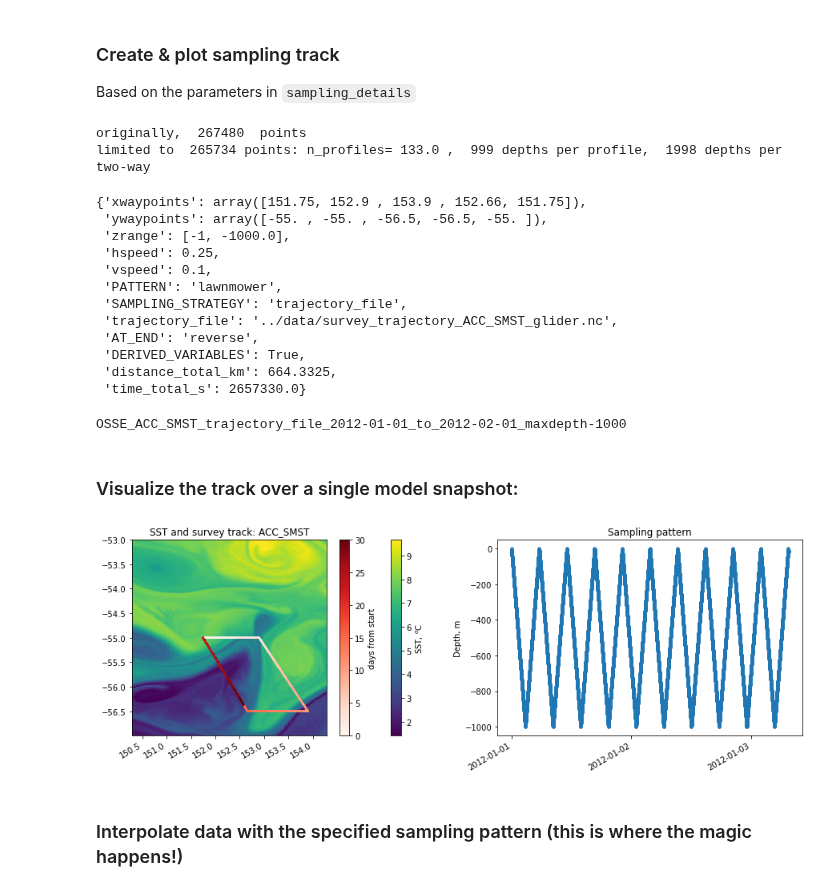
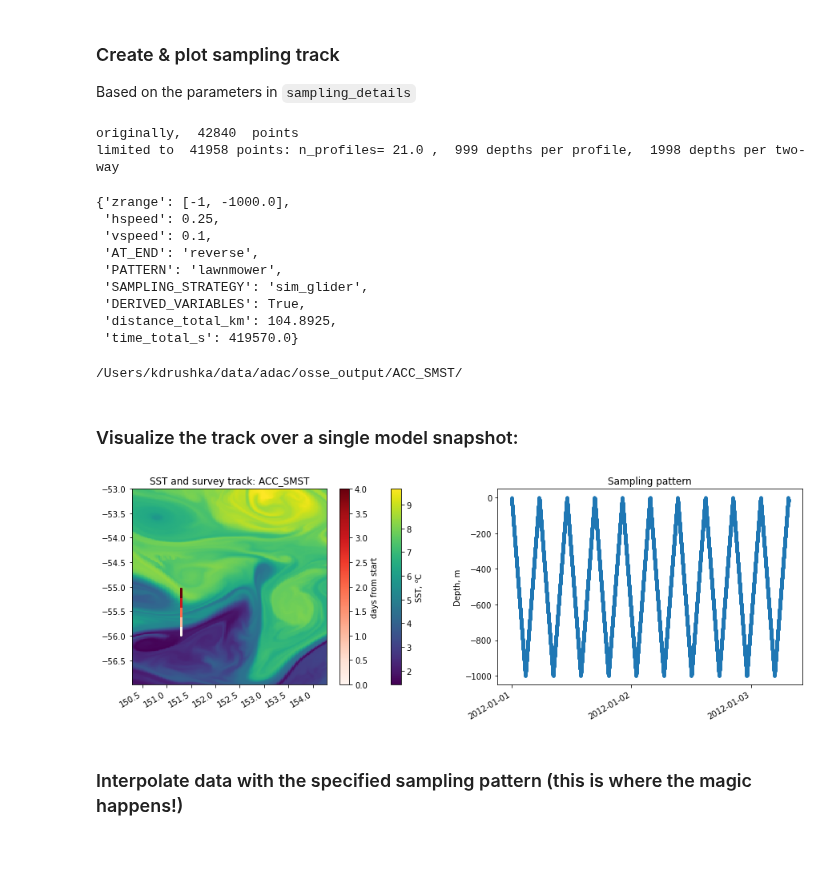
Before and after one commit to kdrushka/model-subsampling, a Jupyter notebook: testing/osse_code.ipynb, the cells around one changed output. Drawn from its saved outputs; the diff is of its cells as text; code cells hidden in the pictures; blank space fills up the shorter version.

```diff
--- a/testing/osse_code.ipynb
+++ b/testing/osse_code.ipynb
@@ -72,13 +75,21 @@ RegionName = 'ACC_SMST'
 # specify date range as start date & number of days.
 start_date = datetime.date(2012,1,1)
 # NOTE: ndays must be >1
-ndays = 31
+ndays = 5
 
 
 # directory where data files are stored
 datadir = '/data3/llc4320/' + RegionName + '/'                      # input model data are here
 outputdir = '/data3/adac/osse_output/' + RegionName + '/'           # interpolated data stored here
 figdir = '/data2/Dropbox/projects/adac/figures/' + RegionName + '/' # store figures
+
+
+# kd: lab
+datadir = '/Users/kdrushka/data/adac/mitgcm/netcdf/' + RegionName + '/'                      # input model data are here
+outputdir = '/Users/kdrushka/data/adac/osse_output/' + RegionName + '/'           # interpolated data stored here
+figdir = '/Users/kdrushka/Dropbox/projects/adac/figures/' + RegionName + '/' # store figures
+
+
 
 SAVE_FIGURES = True # True or False
 
@@ -88,17 +99,18 @@ SAVE_FIGURES = True # True or False
 #    sim_mooring treats the mooring datapoints like a glider,
 #    whereas mooring interpolates directly to the mooring grid and should be faster
 sampling_details = {
-#     'SAMPLING_STRATEGY' : 'sim_glider',
-   'SAMPLING_STRATEGY' : 'trajectory_file', # options: sim_glider, sim_uctd or trajectory_file.add:  ASV
+    'SAMPLING_STRATEGY' : 'sim_glider',
+   # 'SAMPLING_STRATEGY' : 'trajectory_file', # options: sim_glider, sim_uctd or trajectory_file.add:  ASV
 #     'SAMPLING_STRATEGY' : 'mooring', # options: sim_glider, sim_uctd, sim_mooring or trajectory_file.add: ASV.
 #     'PATTERN' : 'lawnmower', # back-forth or lawnmower
     'zrange' : [-1, -1000],  # depth range of T/S profiles (down is negative). * add U/V range? *
 #     'zmooring_TS' : list(range(-10,-1000,-10)) # instrument depths for moorings. T/S and U/V are the same.
     'hspeed' : 0.25,  # platform horizontal speed in m/s (for glider, uCTD)
     'vspeed' : 0.1, # platform vertical (profile) speed in m/s  (for glider, uCTD)
-   'trajectory_file' : '../data/survey_trajectory_ACC_SMST_glider.nc', # if SAMPLING_STRATEGY = 'trajectory_file', specify trajectory file
+   # 'trajectory_file' : '../data/survey_trajectory_ACC_SMST_glider.nc', # if SAMPLING_STRATEGY = 'trajectory_file', specify trajectory file
     'AT_END' : 'reverse', # behaviour at and of trajectory: 'reverse', 'repeat' or 'terminate'. (could also 'restart'?)
-    'DERIVED_VARIABLES' : True # specify whether or not to process the derived variables (steric height, rotated velocity, vorticity) - slower and takes significant to derive/save the stored variables
+    'DERIVED_VARIABLES' : True, # specify whether or not to process the derived variables (steric height, rotated velocity, vorticity) - slower and takes significant to derive/save the stored variables
+    'SAVE_PRELIMINARY' : False
 }
 # %% [markdown]
 #### Download & load model data and derived fields
@@ -201,27 +238,26 @@ survey_track, survey_indices, sampling_parameters = get_survey_track(ds, samplin
 # print specified sampling_details + any default values
 sampling_parameters
 # %% [output]
-originally,  267480  points
-limited to  265734 points: n_profiles= 133.0 ,  999 depths per profile,  1998 depths per two-way
+originally,  42840  points
+limited to  41958 points: n_profiles= 21.0 ,  999 depths per profile,  1998 depths per two-way
-{'xwaypoints': array([151.75, 152.9 , 153.9 , 152.66, 151.75]),
- 'ywaypoints': array([-55. , -55. , -56.5, -56.5, -55. ]),
- 'zrange': [-1, -1000.0],
+{'zrange': [-1, -1000.0],
  'hspeed': 0.25,
  'vspeed': 0.1,
+ 'AT_END': 'reverse',
  'PATTERN': 'lawnmower',
- 'SAMPLING_STRATEGY': 'trajectory_file',
- 'trajectory_file': '../data/survey_trajectory_ACC_SMST_glider.nc',
- 'AT_END': 'reverse',
+ 'SAMPLING_STRATEGY': 'sim_glider',
  'DERIVED_VARIABLES': True,
- 'distance_total_km': 664.3325,
- 'time_total_s': 2657330.0}
+ 'distance_total_km': 104.8925,
+ 'time_total_s': 419570.0}
 # %%
 # ---- generate name of file to save outputs in ----
 filename_base = (f'OSSE_{RegionName}_{sampling_parameters["SAMPLING_STRATEGY"]}_{start_date}_to_{start_date + datetime.timedelta(ndays)}_maxdepth{int(sampling_parameters["zrange"][1])}')
 filename_out_base = (f'{outputdir}{filename_base}')
+Path(outputdir).mkdir(parents=True, exist_ok=True) # create outputdir if it doesn't exist
+
 print(filename_base)
 # %% [output]
-OSSE_ACC_SMST_trajectory_file_2012-01-01_to_2012-02-01_maxdepth-1000
+/Users/kdrushka/data/adac/osse_output/ACC_SMST/
 # %% [markdown]
 ### Visualize the track over a single model snapshot:
 # %%
@@ -236,35 +272,36 @@ if not (sampling_parameters['SAMPLING_STRATEGY'] == 'mooring' or sampling_parame
     plt.colorbar(ssto).set_label('SST, $^o$C')
     plt.colorbar(tracko).set_label('days from start')
     plt.title('SST and survey track: ' + RegionName)
 else:
     plt.plot(survey_track.lon, survey_track.lat, marker='*', c='r')
     plt.title('SST and mooring location: ' + RegionName + ' region')
 
 
 # depth/time plot of first few datapoints
 ax = plt.subplot(1,2,2)
 iplot = slice(0,20000)
 if not (sampling_parameters['SAMPLING_STRATEGY'] == 'mooring' or sampling_parameters['SAMPLING_STRATEGY'] == 'sim_mooring'):
     plt.plot(survey_track.time.isel(points=iplot), survey_track.dep.isel(points=iplot), marker='.')
 else:
     # not quite right but good enough for now.
     # (times shouldn't increase with depth)
     plt.scatter((np.tile(survey_track['time'].isel(time=iplot), int(survey_track['dep'].data.size))),
          np.tile(survey_track['dep'], int(survey_track['time'].isel(time=iplot).data.size)),marker='.')
 # plt.xlim([start_date + datetime.timedelta(days=0), start_date + datetime.timedelta(days=2)])
 plt.ylabel('Depth, m')
 plt.gca().xaxis.set_major_locator(mdates.DayLocator(interval=1))
 plt.gcf().autofmt_xdate()
 plt.title('Sampling pattern')
 
 
 # save
 if SAVE_FIGURES:
-    plt.savefig('/data2/Dropbox/projects/adac/figures/' + filename_base + '_sampling.png', dpi=400, transparent=False, facecolor='white')
+    Path(figdir).mkdir(parents=True, exist_ok=True) # create figdir if it doesn't exist
+    plt.savefig(figdir + filename_base + '_sampling.png', dpi=400, transparent=False, facecolor='white')
 
 plt.show()
 # %% [output]
-[figure, old version]
+[figure, new version]
 # %% [markdown]
 ### Interpolate data with the specified sampling pattern (this is where the magic happens!)
 # %%
```
Also changed, not shown: parts of 11 cells of this notebook, 3 other files.
